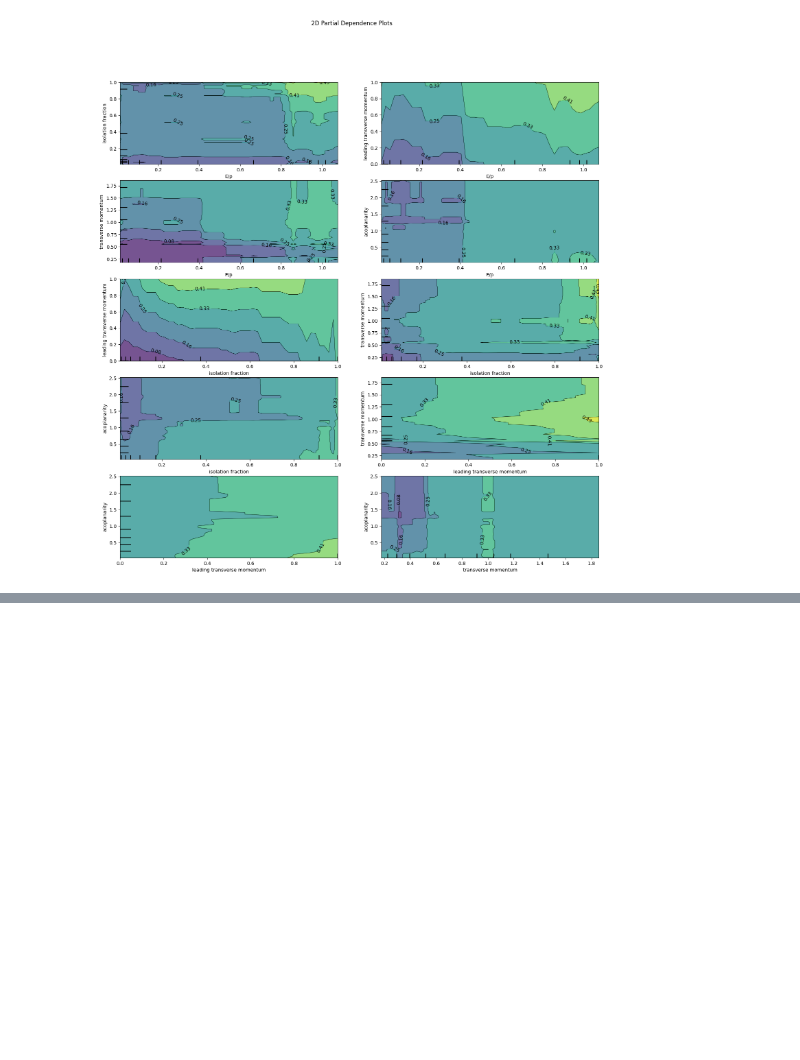
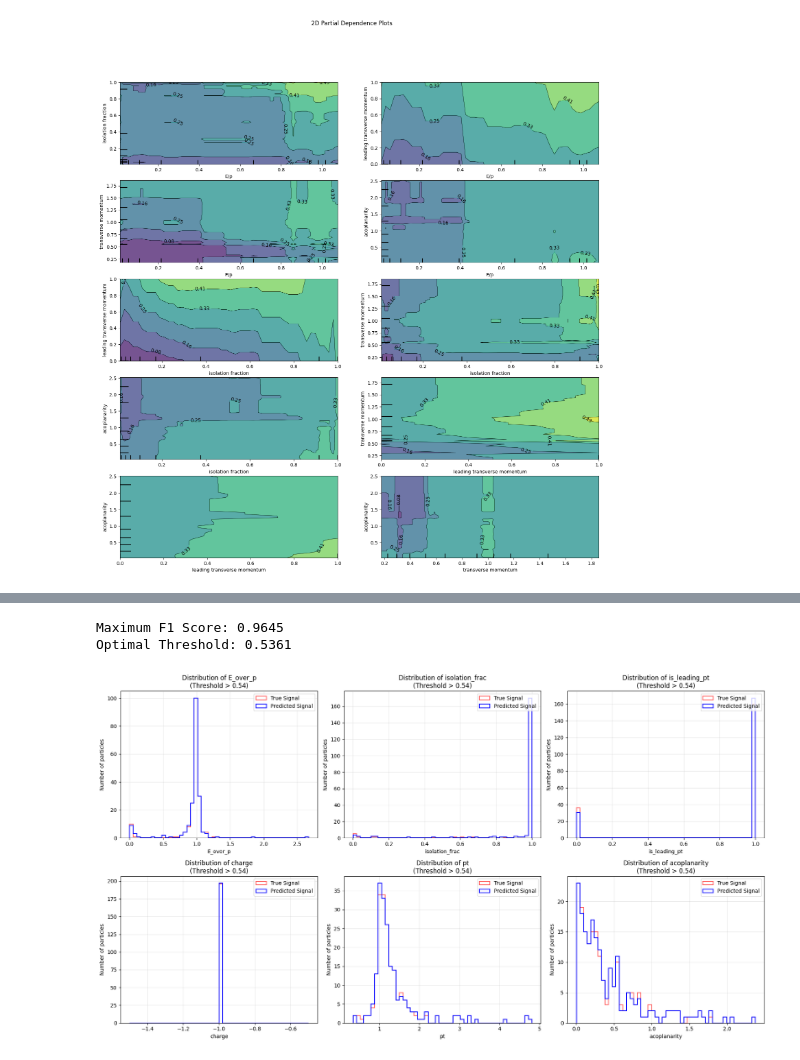
Before and after one commit to nalted/Masters-Project-Public, a Jupyter notebook: projectxg/xgboost_tutorial.ipynb, the cells around one changed output, grey strips where cells are left out. Drawn from its saved outputs; the diff is of its cells as text; code cells hidden in the pictures; blank space fills up the shorter version.

```diff
--- a/projectxg/xgboost_tutorial.ipynb
+++ b/projectxg/xgboost_tutorial.ipynb
@@ -1209,2 +1238,44 @@ shap.plots.heatmap(shap_values_explanation)
 [figure]
 <Axes: xlabel='Instances'>
+# %%
+precisions, recalls, thresholds = precision_recall_curve(y_val, val_pred_sklearn) # precision = purity, recall = efficiency
+
+precisions = precisions[:-1] # for array alignment since sklearn precision recall returns an extra point
+recalls = recalls[:-1]
+
+f1_scores = 2 * (precisions * recalls) / (precisions + recalls) # calculates F1 score for each threshold
+
+best_idx = np.argmax(f1_scores)
+best_threshold = thresholds[best_idx] # best threshold is the one that gives the highest F1 score, which balances purity and efficiency
+best_f1 = f1_scores[best_idx] # best f1 score
+
+print(f"Maximum F1 Score: {best_f1:.4f}")
+print(f"Optimal Threshold: {best_threshold:.4f}")
+
+predicted_signal_mask = (val_pred_sklearn > best_threshold) # now use said threshold
+X_val_predicted_signal = X_val[predicted_signal_mask]
+
+feature_names = ["E_over_p", "isolation_frac", "is_leading_pt", "charge", "pt", "acoplanarity"]
+fig, axes = plt.subplots(2, 3, figsize=(18, 10))
+axes = axes.flatten()
+
+for i, feature in enumerate(feature_names):
+    # plots the actual signal distribution in the validation set for comparison
+    true_signal_mask = (y_val == 1)
+    axes[i].hist(X_val[true_signal_mask][:, i], bins=50, histtype='step', color='red', linewidth=1.5, alpha=0.6, label='True Signal')
+
+    # the distribution of the predicted signal
+    axes[i].hist(X_val_predicted_signal[:, i], bins=50, histtype='step', color='blue', linewidth=1.5, label='Predicted Signal')
+
+    axes[i].set_title(f'Distribution of {feature}\n(Threshold > {best_threshold:.2f})')
+    axes[i].set_xlabel(feature)
+    axes[i].set_ylabel('Number of particles')
+    axes[i].legend(loc='upper right')
+    axes[i].grid(True, alpha=0.3)
+
+plt.tight_layout()
+plt.show()
+# %% [output]
+Maximum F1 Score: 0.9645
+Optimal Threshold: 0.5361
+[figure, added]
```
Also changed, not shown: parts of 4 cells of this notebook.
